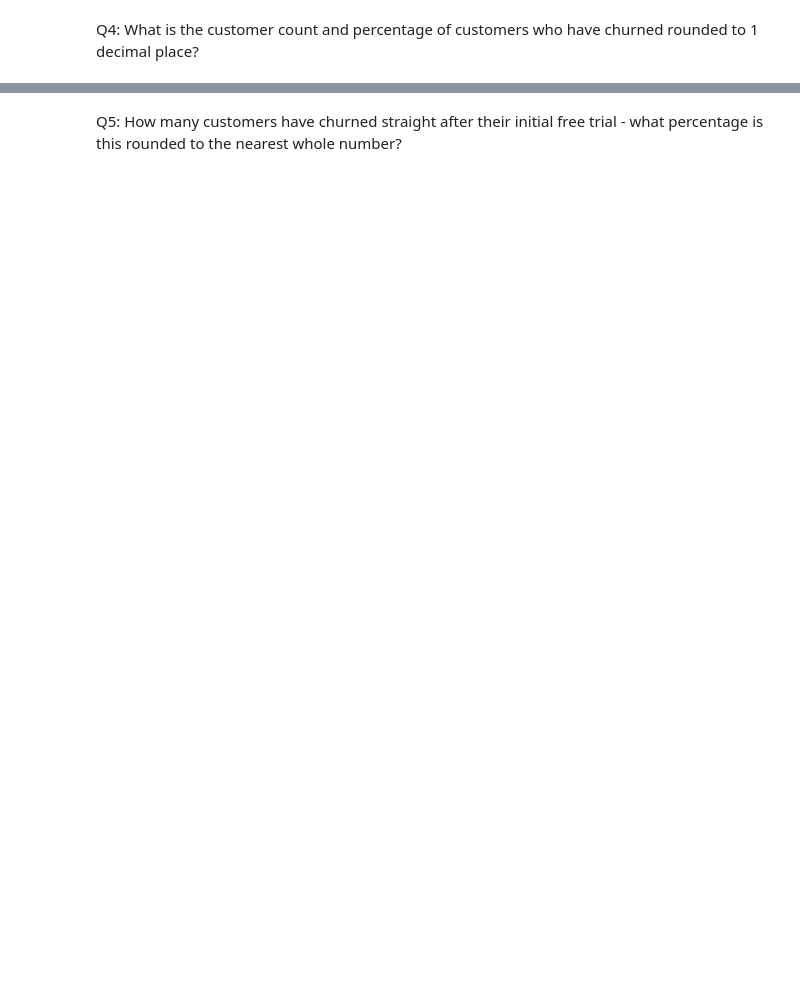
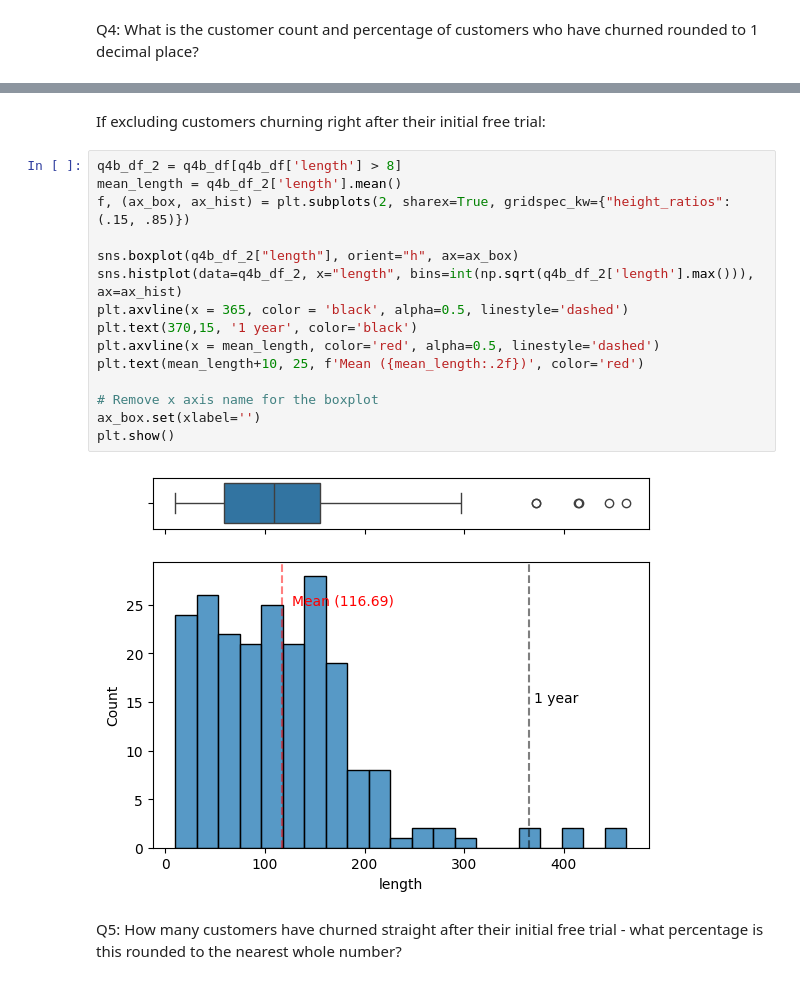
Before and after one commit to 20100215/8_Week_SQL_Challenge, a Jupyter notebook: Week 3 (Foodie-Fi)/week3.ipynb, the cells around one changed output, grey strips where cells are left out. Saved outputs shown, nothing was run; the diff lists cells and outputs as text; blank space fills up the shorter version.

```diff
--- a/Week 3 (Foodie-Fi)/week3.ipynb
+++ b/Week 3 (Foodie-Fi)/week3.ipynb
@@ -106,2 +279,21 @@ Q4: What is the customer count and percentage of customers who have churned roun
+# %% [markdown]
+If excluding customers churning right after their initial free trial:
+# %%
+q4b_df_2 = q4b_df[q4b_df['length'] > 8]
+mean_length = q4b_df_2['length'].mean()
+f, (ax_box, ax_hist) = plt.subplots(2, sharex=True, gridspec_kw={"height_ratios": (.15, .85)})
+
+sns.boxplot(q4b_df_2["length"], orient="h", ax=ax_box)
+sns.histplot(data=q4b_df_2, x="length", bins=int(np.sqrt(q4b_df_2['length'].max())), ax=ax_hist)
+plt.axvline(x = 365, color = 'black', alpha=0.5, linestyle='dashed')
+plt.text(370,15, '1 year', color='black')
+plt.axvline(x = mean_length, color='red', alpha=0.5, linestyle='dashed')
+plt.text(mean_length+10, 25, f'Mean ({mean_length:.2f})', color='red')
+
+# Remove x axis name for the boxplot
+ax_box.set(xlabel='')
+plt.show()
+# %% [output]
+[figure, added]
 # %% [markdown]
 Q5: How many customers have churned straight after their initial free trial - what percentage is this rounded to the nearest whole number?
```
Also changed, not shown: parts of 13 cells of this notebook.
